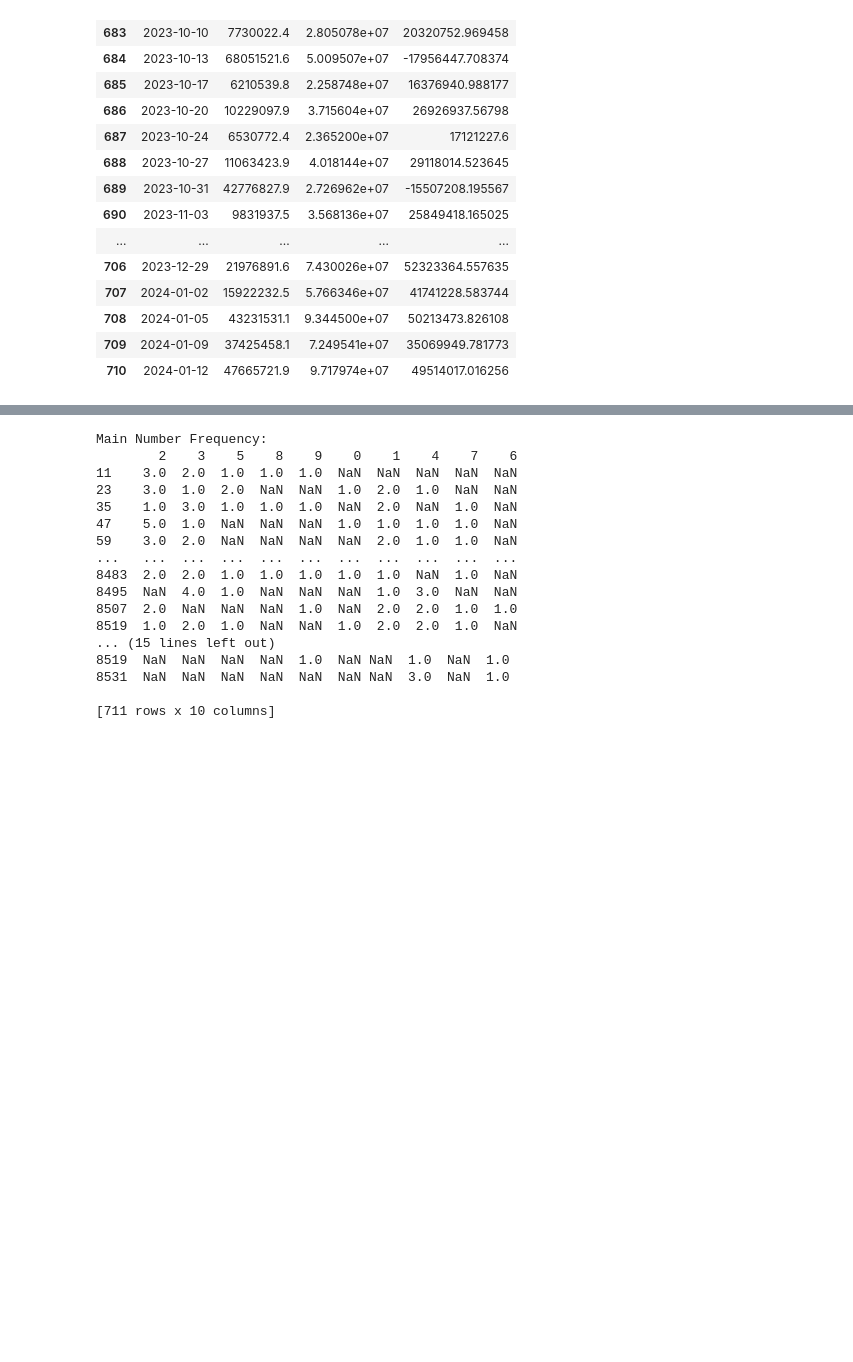
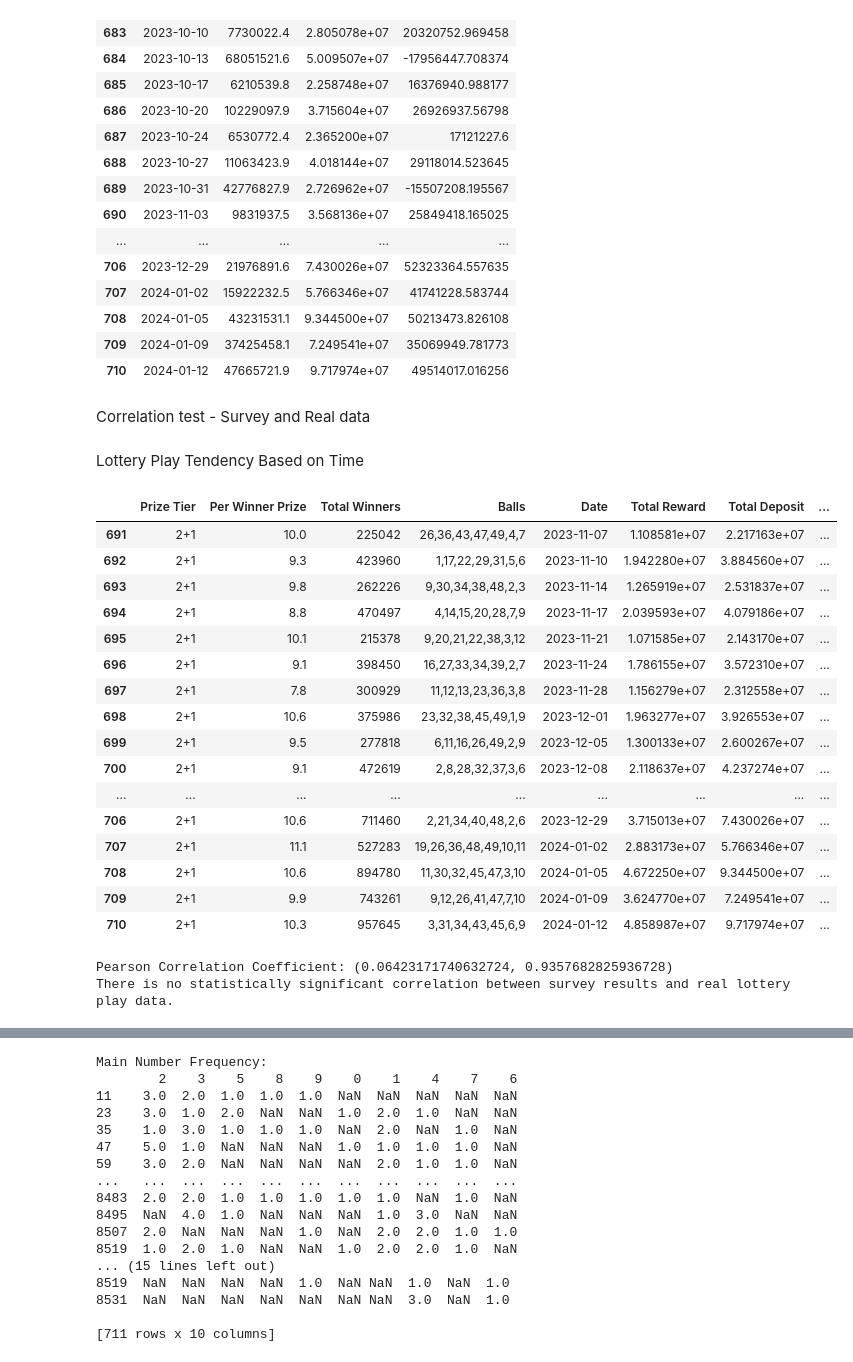
Before and after one commit to berna-ozer/Mid-Project-EuroJackpot-Prediction, a Jupyter notebook: eurojackpot.ipynb, the cells around one changed output, grey strips where cells are left out. Saved outputs shown, nothing was run; the diff lists cells and outputs as text; code cells hidden in the pictures; blank space fills up the shorter version.

Commit message:
after pearson

```diff
--- a/eurojackpot.ipynb
+++ b/eurojackpot.ipynb
@@ -453,3 +453,29 @@ company_profit_df.tail(30)
 | 708 | 2024-01-05 | 43231531.1 | 9.344500e+07 | 50213473.826108 |
 | 709 | 2024-01-09 | 37425458.1 | 7.249541e+07 | 35069949.781773 |
 | 710 | 2024-01-12 | 47665721.9 | 9.717974e+07 | 49514017.016256 |
+# %% [markdown]
+Correlation test - Survey and Real data
+# %% [markdown]
+Lottery Play Tendency Based on Time
+# %%
+date_format = '%Y-%m-%d'
+total_reward['Quarter'] = total_reward['Date'].dt.quarter
+total_reward.tail(20)
+# %% [output]
+|  | Prize Tier | Per Winner Prize | Total Winners | Balls | Date | Total Reward | Total Deposit | ... |
+| 691 | 2+1 | 10.0 | 225042 | 26,36,43,47,49,4,7 | 2023-11-07 | 1.108581e+07 | 2.217163e+07 | ... |
+| 692 | 2+1 | 9.3 | 423960 | 1,17,22,29,31,5,6 | 2023-11-10 | 1.942280e+07 | 3.884560e+07 | ... |
+| 693 | 2+1 | 9.8 | 262226 | 9,30,34,38,48,2,3 | 2023-11-14 | 1.265919e+07 | 2.531837e+07 | ... |
+| 694 | 2+1 | 8.8 | 470497 | 4,14,15,20,28,7,9 | 2023-11-17 | 2.039593e+07 | 4.079186e+07 | ... |
+| 695 | 2+1 | 10.1 | 215378 | 9,20,21,22,38,3,12 | 2023-11-21 | 1.071585e+07 | 2.143170e+07 | ... |
+| 696 | 2+1 | 9.1 | 398450 | 16,27,33,34,39,2,7 | 2023-11-24 | 1.786155e+07 | 3.572310e+07 | ... |
+| 697 | 2+1 | 7.8 | 300929 | 11,12,13,23,36,3,8 | 2023-11-28 | 1.156279e+07 | 2.312558e+07 | ... |
+| 698 | 2+1 | 10.6 | 375986 | 23,32,38,45,49,1,9 | 2023-12-01 | 1.963277e+07 | 3.926553e+07 | ... |
+| 699 | 2+1 | 9.5 | 277818 | 6,11,16,26,49,2,9 | 2023-12-05 | 1.300133e+07 | 2.600267e+07 | ... |
+| 700 | 2+1 | 9.1 | 472619 | 2,8,28,32,37,3,6 | 2023-12-08 | 2.118637e+07 | 4.237274e+07 | ... |
+| ... | ... | ... | ... | ... | ... | ... | ... | ... |
+| 706 | 2+1 | 10.6 | 711460 | 2,21,34,40,48,2,6 | 2023-12-29 | 3.715013e+07 | 7.430026e+07 | ... |
+| 707 | 2+1 | 11.1 | 527283 | 19,26,36,48,49,10,11 | 2024-01-02 | 2.883173e+07 | 5.766346e+07 | ... |
+| 708 | 2+1 | 10.6 | 894780 | 11,30,32,45,47,3,10 | 2024-01-05 | 4.672250e+07 | 9.344500e+07 | ... |
+| 709 | 2+1 | 9.9 | 743261 | 9,12,26,41,47,7,10 | 2024-01-09 | 3.624770e+07 | 7.249541e+07 | ... |
+| 710 | 2+1 | 10.3 | 957645 | 3,31,34,43,45,6,9 | 2024-01-12 | 4.858987e+07 | 9.717974e+07 | ... |
@@ -455,0 +487,19 @@ company_profit_df.tail(30)
+# %%
+merged_data = pd.merge(survey_data, real_play_data, on='Quarter')
+
+# Perform correlation test
+correlation_coefficient, p_value = pearsonr(merged_data['Survey Play Count'], merged_data['Real Play Count'])
+
+# Print the results
+print(f"Pearson Correlation Coefficient: {correlation_coefficient, p_value}")
+
+if p_value < 0.05:
+    if abs(correlation_coefficient) >= 0.5:
+        print("There is a statistically significant correlation (|r| >= 0.5) between survey results and real lottery play data.")
+    else:
+        print("There is a statistically significant correlation, but its magnitude is not strong (|r| < 0.5).")
+else:
+    print("There is no statistically significant correlation between survey results and real lottery play data.")
+# %% [output]
+Pearson Correlation Coefficient: (0.06423171740632724, 0.9357682825936728)
+There is no statistically significant correlation between survey results and real lottery play data.
```
Also changed, not shown: parts of 6 cells of this notebook.
